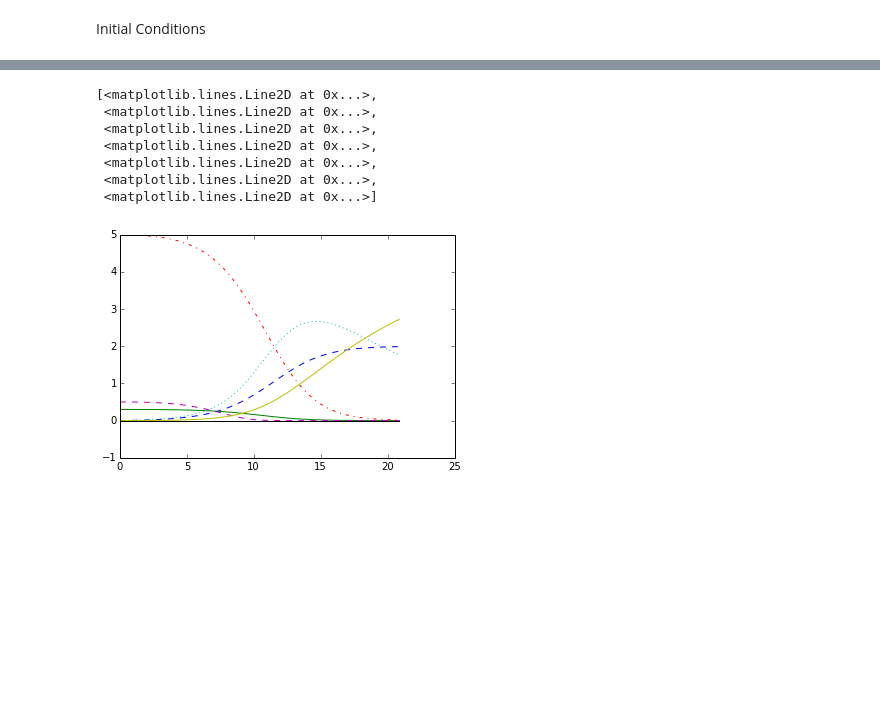
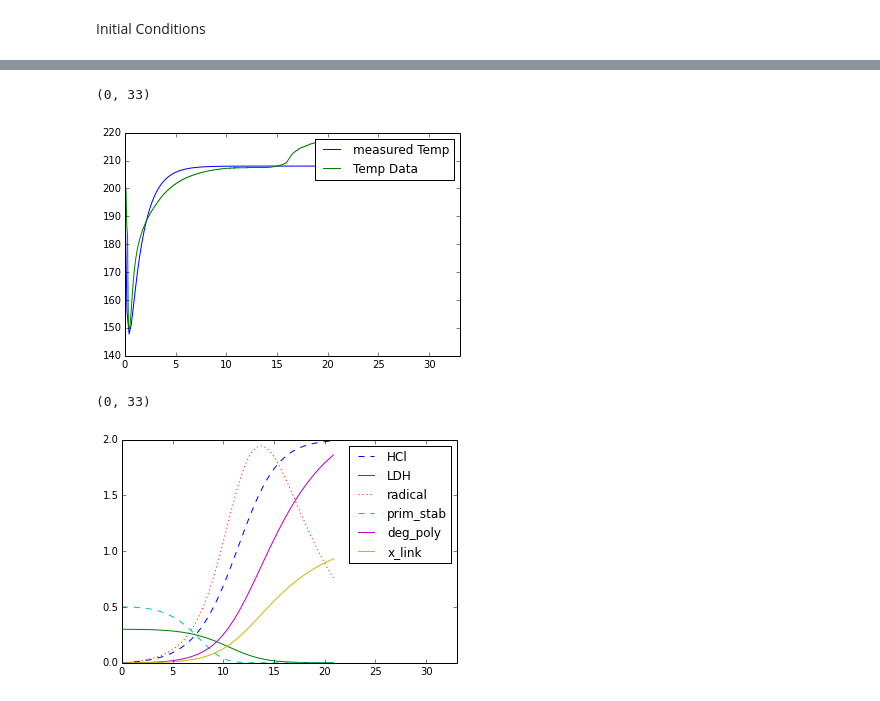
Before and after one commit to TimothyJohnLange/TorqueRheometerAnalysis, a Jupyter notebook: Single_curve_fitting_with_mat.ipynb, the cells around one changed output, grey strips where cells are left out. Cells and saved outputs as stored; diff of their text form; code cells hidden in the pictures; blank space fills up the shorter version.

Commit message:
added viscosity equations and temperature curves

```diff
--- a/Single_curve_fitting_with_mat.ipynb
+++ b/Single_curve_fitting_with_mat.ipynb
@@ -81,2 +81,8 @@ def r6(k8, radical):
+# %%
+def dTdt(T):
+    return (UA/(m*Cp))*(T_inf - T)
+
+def dTmdt(T, Tm):
+    return k2*(T - Tm)
 # %% [markdown]
 #### Solving Differential Equations
@@ -84,19 +90,13 @@ Differential equations are expressed as the dot product of the transpose of the
 # %%
-def dCdt(A, time):
-    HCl = A[0]
-    LDH = A[1]
-    poly_act = A[2]
-    radical = A[3]
-    prim_stab = A[4]
-    deg_poly = A[5]
-    x_link = A[6]
+def dXdt(A, time):
+    HCl, LDH, poly_act, radical, prim_stab, deg_poly, x_link, T, Tm = A
     r = array([r1(k3, HCl, LDH),
                r2(k4, HCl, poly_act),
                r3(k5, poly_act),
                r4(k6, radical, prim_stab),
                r5(k7, radical),
                r6(k8, radical)])
-    return squeeze(stoyk.T.dot(r))  # need to squeeze here to get a 1-D array for the solver
+    return append(squeeze(stoyk.T.dot(r)), [dTdt(T), dTmdt(T, Tm)])  # need to squeeze here to get a 1-D array for the solver
 # %%
 time = linspace(0, time_data[len(time_data) - 1], 100)
 # %% [markdown]
@@ -108,9 +108,11 @@ A_0 = array([HCl_0,
              0.,
              prim_stab_0,
              0.,
-             0.])
+             0.,
+             T_0,
+             Tm_0])
 # %%
-soln = odeint(dCdt, A_0, time)
+soln = odeint(dXdt, A_0, time)
 # %%
 HCl = soln[:, 0]
 LDH = soln[:, 1]
@@ -122,17 +160,22 @@ x_link = soln[:, 6]
+# %%
+#plot(time, T, label='Temp')
+plot(time, Tm, label='measured Temp')
+plot(time_data, temp_data, label='Temp Data')
+legend()
+xlim([0,33])
+# %% [output]
+(0, 33)
+[figure, added]
 # %%
-plot(time, HCl, '--',#label='HCl',
-     time, LDH,
-     time, poly_act, '-.',
-     time, radical, ':',
-     time, prim_stab, '--',
-     time, deg_poly,
-     time, x_link)
+plot(time, HCl, '--', label='HCl')
+plot(time, LDH, label='LDH')
+#plot(time, poly_act, '-.', label='poly_act')
+plot(time, radical, ':', label='radical')
+plot(time, prim_stab, '--', label='prim_stab')
+plot(time, deg_poly, label='deg_poly')
+plot(time, x_link, label='x_link')
+legend()
+xlim([0,33])
 # %% [output]
-[<matplotlib.lines.Line2D at 0x...>,
- <matplotlib.lines.Line2D at 0x...>,
- <matplotlib.lines.Line2D at 0x...>,
- <matplotlib.lines.Line2D at 0x...>,
- <matplotlib.lines.Line2D at 0x...>,
- <matplotlib.lines.Line2D at 0x...>,
- <matplotlib.lines.Line2D at 0x...>]
+(0, 33)
-[figure, old version]
+[figure, new version]
```
Also changed, not shown: parts of 13 cells of this notebook.
